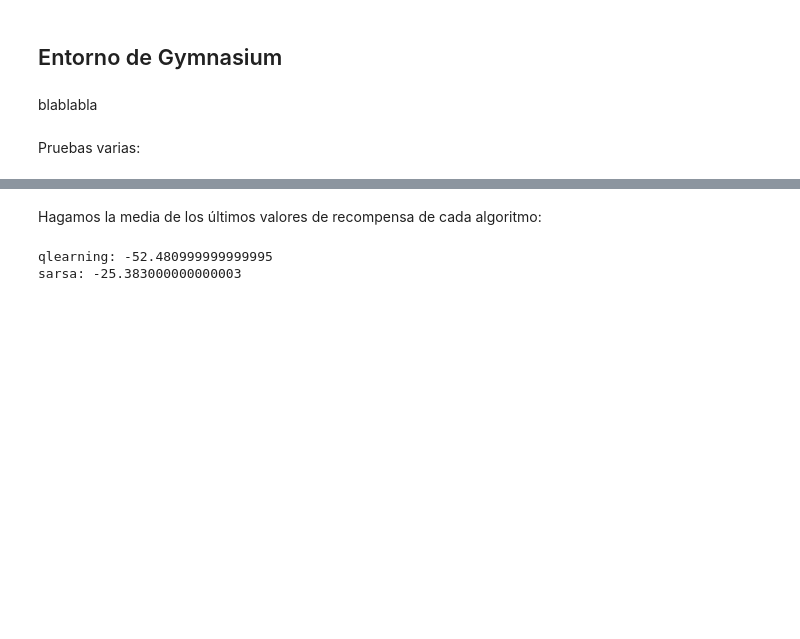
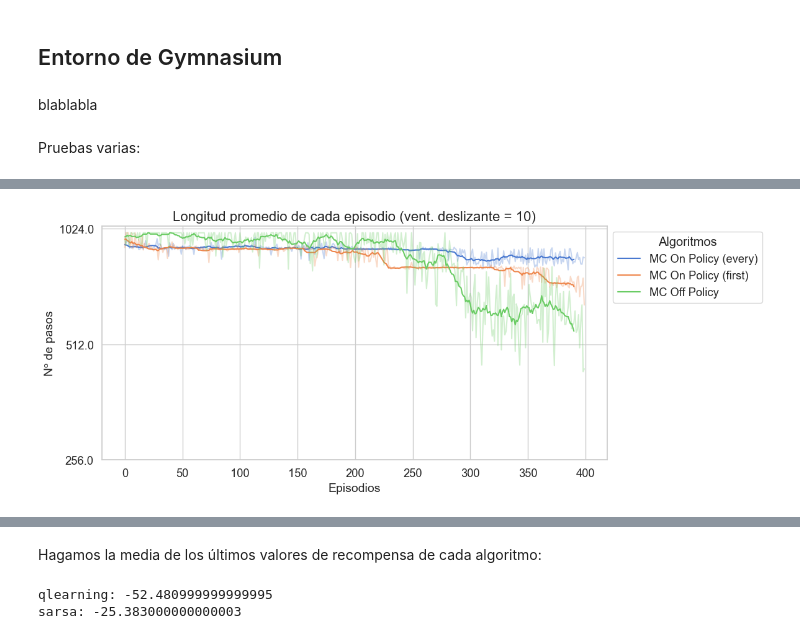
Before and after one commit to mlucasumu/EML_RL_LucasOrtiz, a Jupyter notebook: entornos_complejos/metodos_tabulares.ipynb, the cells around one changed output, grey strips where cells are left out. Drawn from its saved outputs; the diff is of its cells as text; code cells hidden in the pictures; blank space fills up the shorter version.

```diff
--- a/entornos_complejos/metodos_tabulares.ipynb
+++ b/entornos_complejos/metodos_tabulares.ipynb
@@ -72,0 +104,7 @@ qtable_sarsa, rewards_sarsa, episode_lengths_sarsa, stats_sarsa = agent_sarsa.tr
+# %%
+plot_episode_lengths([episode_lengths_mconpolicy, episode_lengths_mconpolicy_first, episode_lengths_mcoffpolicy],
+             legend_labels=["MC On Policy (every)", "MC On Policy (first)", "MC Off Policy"],
+             log_scale=True,
+             rolling_window=10)
+# %% [output]
+[figure, added]
```
Also changed, not shown: parts of 16 cells of this notebook.
